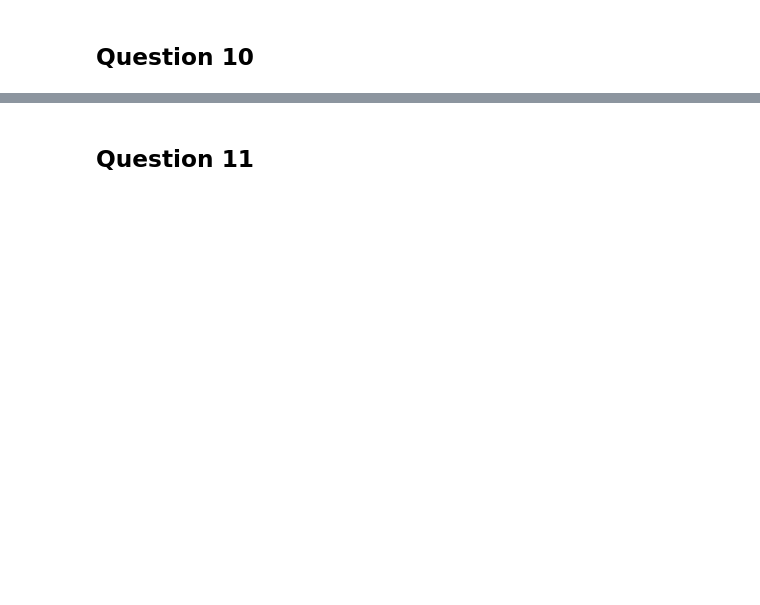
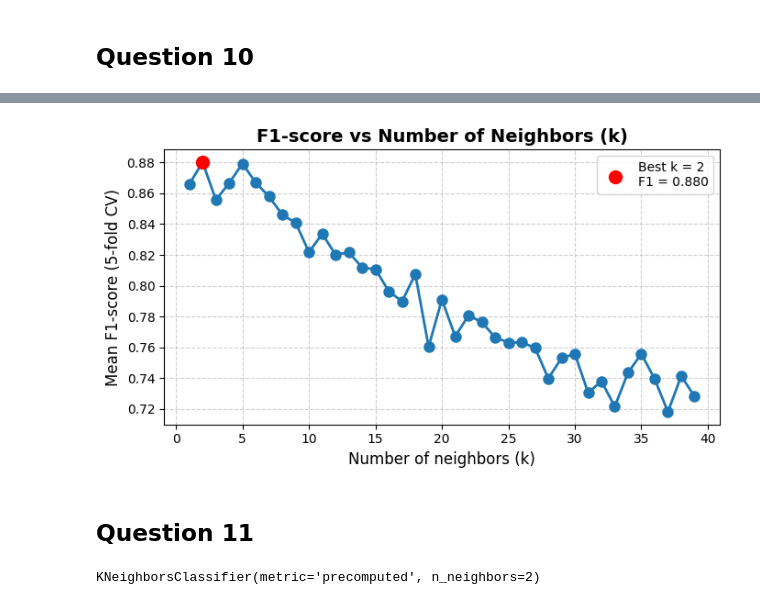
Before and after one commit to fotisk07/TimeSeries-TP, a Jupyter notebook: TP1/Assignment 1 - ML for TS (MVA).ipynb, the cells around one changed output, grey strips where cells are left out. Cells and saved outputs as stored; diff of their text form; code cells hidden in the pictures; blank space fills up the shorter version.

```diff
--- a/TP1/Assignment 1 - ML for TS (MVA).ipynb
+++ b/TP1/Assignment 1 - ML for TS (MVA).ipynb
@@ -141,2 +229,49 @@ AssertionError: The code 17-1 cannot be found in the data set.
+# %%
+from sklearn.model_selection import KFold
+from sklearn.neighbors import KNeighborsClassifier
+from sklearn.metrics import f1_score
+
+def cross_validate_knn_precomputed(D, y, k_values, n_splits=5):
+    kf = KFold(n_splits=n_splits, shuffle=True)
+    results = {}
+
+    for k in k_values:
+        f1_scores = []
+        for train_idx, val_idx in kf.split(D):
+            D_train = D[np.ix_(train_idx, train_idx)]       # distances within training set
+            D_val = D[np.ix_(val_idx, train_idx)]           # distances from val to train
+            knn = KNeighborsClassifier(n_neighbors=k, metric='precomputed')
+            knn.fit(D_train, y[train_idx])
+            y_pred = knn.predict(D_val)
+            f1 = f1_score(y[val_idx], y_pred)
+            f1_scores.append(f1)
+        results[k] = np.mean(f1_scores)
+
+    return results
+# %%
+k_values = range(1,40)
+results = cross_validate_knn_precomputed(D,y_train,k_values)
+
+f1scores = [results[k] for k in k_values]
+# %%
+plt.figure(figsize=(7, 4))
+plt.plot(k_values, f1scores, marker='o', linestyle='-', linewidth=2, markersize=8)
+
+# Style details
+plt.title("F1-score vs Number of Neighbors (k)", fontsize=14, weight='bold')
+plt.xlabel("Number of neighbors (k)", fontsize=12)
+plt.ylabel("Mean F1-score (5-fold CV)", fontsize=12)
+plt.grid(True, linestyle="--", alpha=0.6)
+
+# Highlight the best k
+best_k = k_values[np.argmax(f1scores)]
+best_f1 = np.max(f1scores)
+plt.scatter(best_k, best_f1, color='red', s=100, zorder=5, label=f"Best k = {best_k}\nF1 = {best_f1:.3f}")
+
+plt.legend()
+plt.tight_layout()
+plt.show()
+# %% [output]
+[figure, added]
 # %% [markdown]
 ## Question 11
@@ -142,0 +288,5 @@ AssertionError: The code 17-1 cannot be found in the data set.
+# %%
+knn_final = KNeighborsClassifier(n_neighbors=best_k, metric='precomputed')
+knn_final.fit(D, y_train)
+# %% [output]
+KNeighborsClassifier(metric='precomputed', n_neighbors=2)
```
Also changed, not shown: parts of 12 cells of this notebook, 12 other files.
